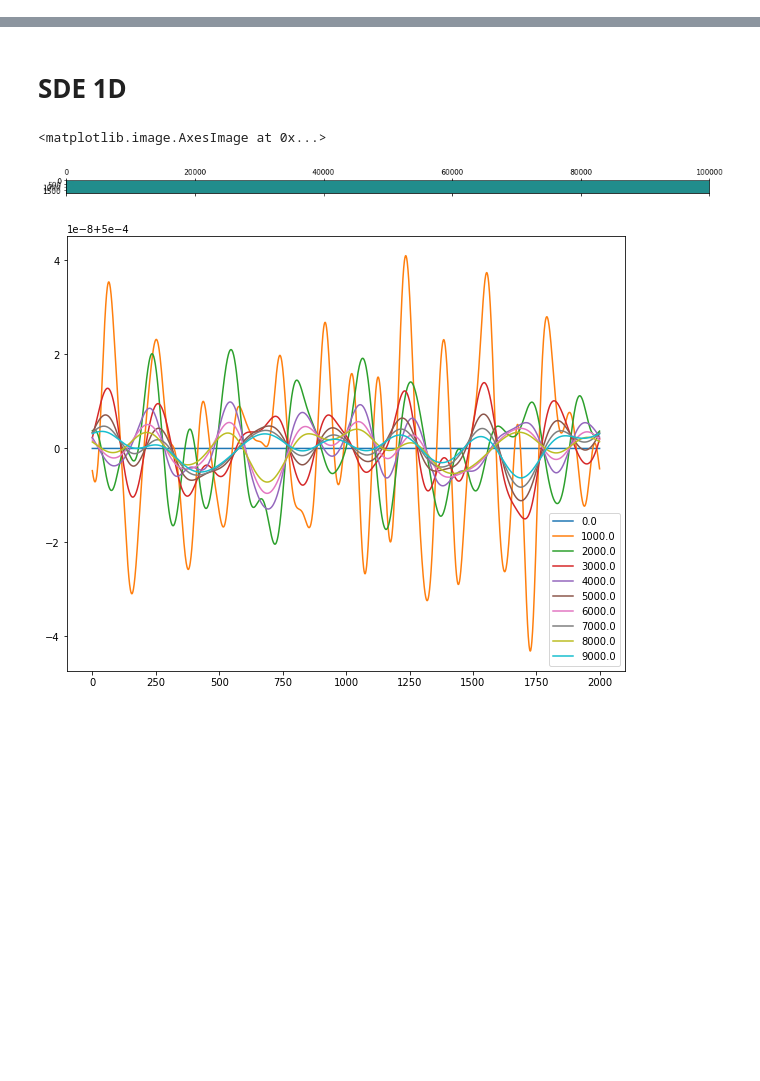
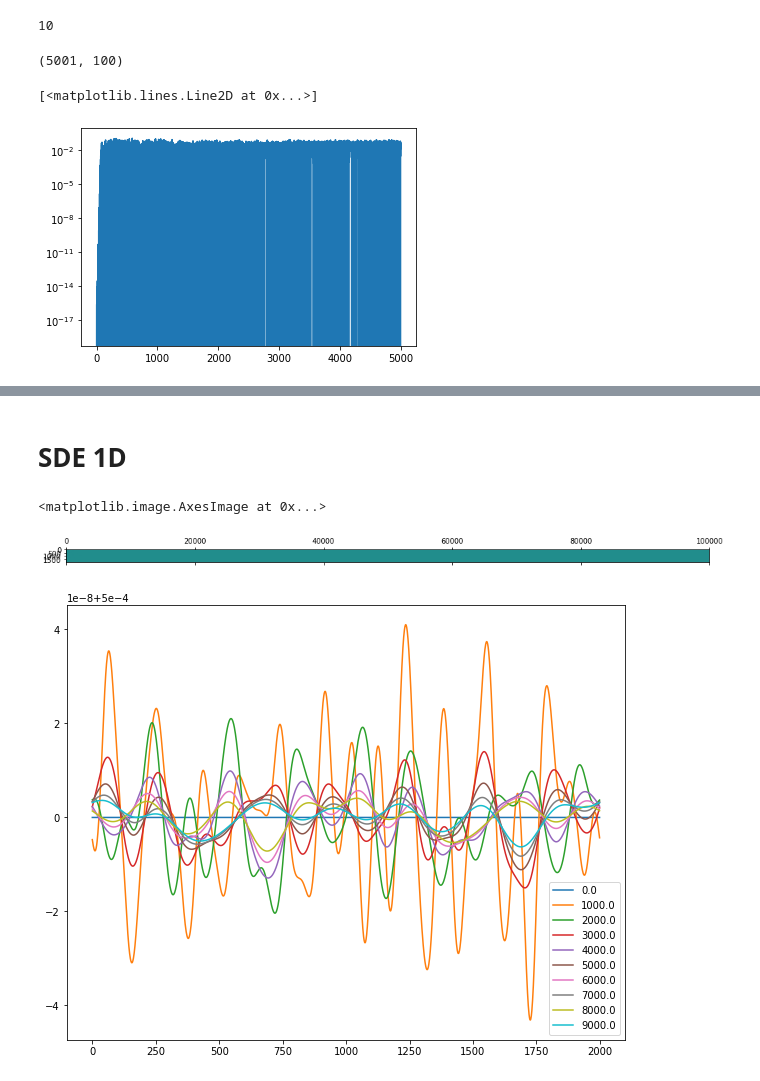
Before and after one commit to BrieucB/AI2d, a Jupyter notebook: AI2D_hydro/finite_diff_algo_scheme.ipynb, the cells around one changed output, grey strips where cells are left out. Drawn from its saved outputs; the diff is of its cells as text; code cells hidden in the pictures; blank space fills up the shorter version.

```diff
--- a/AI2D_hydro/finite_diff_algo_scheme.ipynb
+++ b/AI2D_hydro/finite_diff_algo_scheme.ipynb
@@ -12,0 +189,23 @@ from matplotlib import cm
+# %%
+import numpy
+import ctypes
+mkl_rt = ctypes.CDLL('libmkl_rt.so')
+mkl_get_max_threads = mkl_rt.mkl_get_max_threads
+def mkl_set_num_threads(cores):
+    mkl_rt.mkl_set_num_threads(ctypes.byref(ctypes.c_int(cores)))
+
+mkl_set_num_threads(10)
+print(mkl_get_max_threads()) # says 4
+# %% [output]
+10
+# %%
+rho, m= solve_HDE_asters(L=100, dx=1, tmax=1000, dt=0.2, D=1, v=0.2, beta=3, rho0=1)
+# %%
+m.shape
+# %% [output]
+(5001, 100)
+# %%
+plt.semilogy(np.sum(m, axis=1)/np.sum(rho, axis=1))
+# %% [output]
+[<matplotlib.lines.Line2D at 0x...>]
+[figure, added]
```
Also changed, not shown: parts of 16 cells of this notebook.
